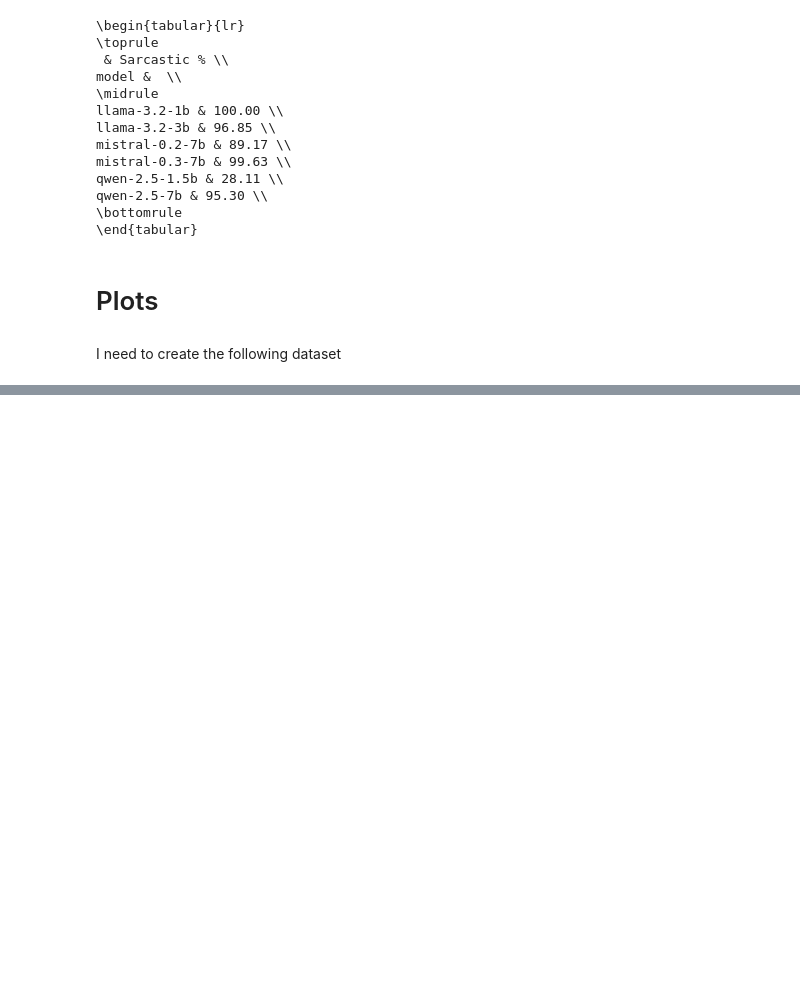
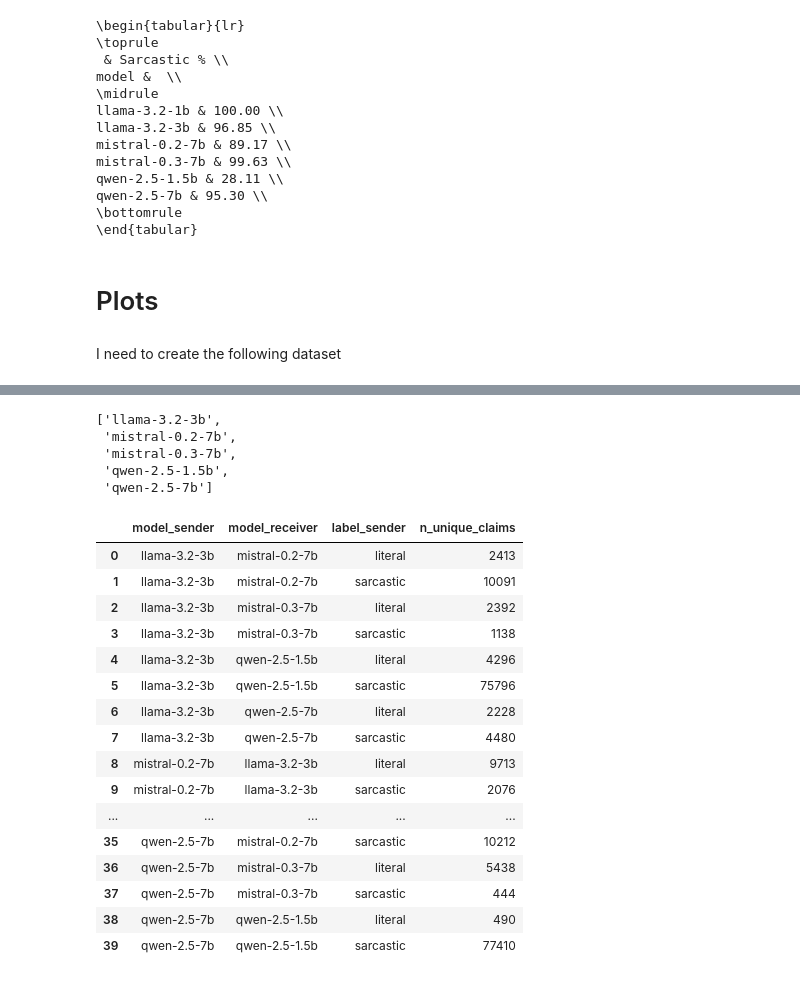
Before and after one commit to mariehaahr/mas, a Jupyter notebook: analysis.ipynb, the cells around one changed output, grey strips where cells are left out. Drawn from its saved outputs; the diff is of its cells as text; code cells hidden in the pictures; blank space fills up the shorter version.

```diff
--- a/analysis.ipynb
+++ b/analysis.ipynb
@@ -490,38 +504,29 @@ I need to create the following dataset
 # %%
-import matplotlib.pyplot as plt
-import seaborn as sns
-
-# optional: enforce a consistent order of models
-model_order = sorted(heatmap_df.index.unique())
-heatmap_df = heatmap_df.reindex(index=model_order, columns=model_order)
-
-sns.set(style="white")  # clean background
-
-fig, ax = plt.subplots(figsize=(6, 5))
-
-hm = sns.heatmap(
-    heatmap_df,
-    ax=ax,
-    cmap="YlOrRd",      # yellow → red
-    annot=True,         # write values in the cells
-    fmt="d",            # integer formatting; use ".2f" for floats
-    linewidths=0.5,
-    linecolor="white",
-    square=True,        # make cells square
-    cbar_kws={"shrink": 0.8}
-)
-
-# axis labels
-ax.set_xlabel("Model 2")
-ax.set_ylabel("Model 1")
-
-# put x tick labels on top
-ax.xaxis.set_ticks_position("top")
-ax.xaxis.set_label_position("top")
-
-# rotate x tick labels
-plt.setp(ax.get_xticklabels(), rotation=45, ha="left", rotation_mode="anchor")
-plt.setp(ax.get_yticklabels(), rotation=0)
-
-plt.tight_layout()
-plt.show()
+models = sorted(set(heatmap_df['model_sender']) | set(heatmap_df['model_receiver']))
+models
+# %% [output]
+['llama-3.2-3b',
+ 'mistral-0.2-7b',
+ 'mistral-0.3-7b',
+ 'qwen-2.5-1.5b',
+ 'qwen-2.5-7b']
+# %%
+heatmap_df
+# %% [output]
+|  | model_sender | model_receiver | label_sender | n_unique_claims |
+| 0 | llama-3.2-3b | mistral-0.2-7b | literal | 2413 |
+| 1 | llama-3.2-3b | mistral-0.2-7b | sarcastic | 10091 |
+| 2 | llama-3.2-3b | mistral-0.3-7b | literal | 2392 |
+| 3 | llama-3.2-3b | mistral-0.3-7b | sarcastic | 1138 |
+| 4 | llama-3.2-3b | qwen-2.5-1.5b | literal | 4296 |
+| 5 | llama-3.2-3b | qwen-2.5-1.5b | sarcastic | 75796 |
+| 6 | llama-3.2-3b | qwen-2.5-7b | literal | 2228 |
+| 7 | llama-3.2-3b | qwen-2.5-7b | sarcastic | 4480 |
+| 8 | mistral-0.2-7b | llama-3.2-3b | literal | 9713 |
+| 9 | mistral-0.2-7b | llama-3.2-3b | sarcastic | 2076 |
+| ... | ... | ... | ... | ... |
+| 35 | qwen-2.5-7b | mistral-0.2-7b | sarcastic | 10212 |
+| 36 | qwen-2.5-7b | mistral-0.3-7b | literal | 5438 |
+| 37 | qwen-2.5-7b | mistral-0.3-7b | sarcastic | 444 |
+| 38 | qwen-2.5-7b | qwen-2.5-1.5b | literal | 490 |
+| 39 | qwen-2.5-7b | qwen-2.5-1.5b | sarcastic | 77410 |
```
Also changed, not shown: parts of 30 cells of this notebook, 2 other files.
